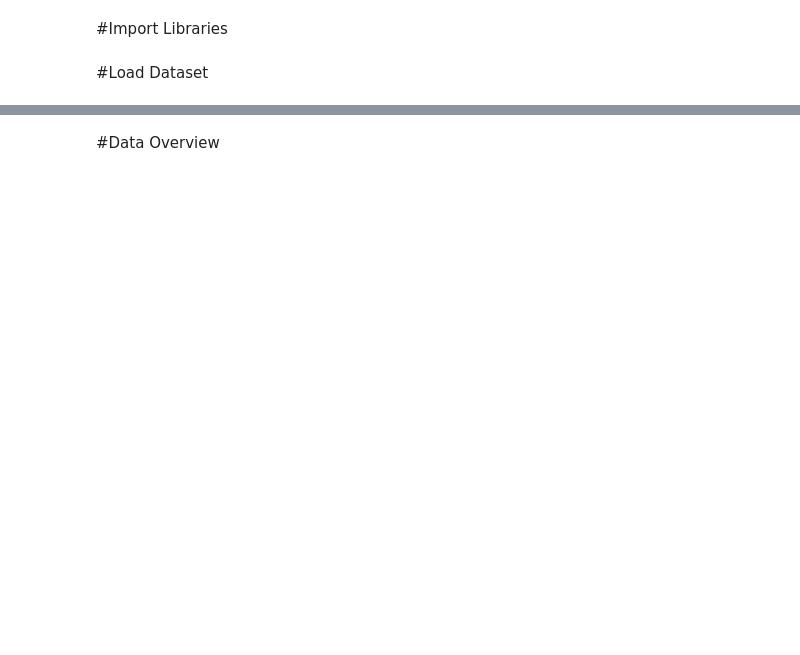
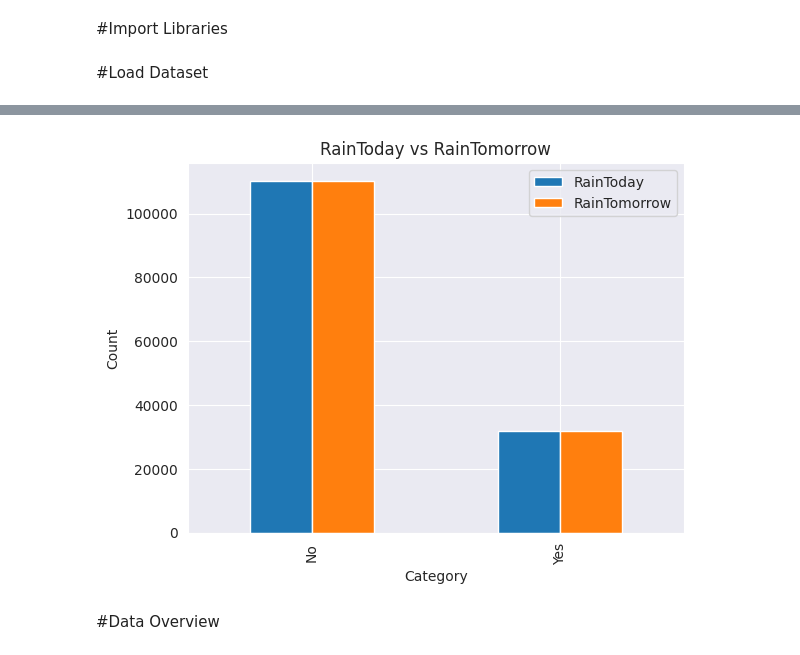
Before and after one commit to muktiranisutradhar1-debug/special-parakeet, a Jupyter notebook: Weather_forecasting_AUS.ipynb, the cells around one changed output, grey strips where cells are left out. Drawn from its saved outputs; the diff is of its cells as text; code cells hidden in the pictures; blank space fills up the shorter version.

```diff
--- a/Weather_forecasting_AUS.ipynb
+++ b/Weather_forecasting_AUS.ipynb
@@ -37,3 +105,21 @@ df.head()
+# %%
+rain_today = df['RainToday'].value_counts()
+rain_tomorrow = df['RainTomorrow'].value_counts()
+
+comparison = pd.DataFrame({
+    'RainToday': rain_today,
+    'RainTomorrow': rain_tomorrow
+})
+
+comparison.plot(kind='bar')
+
+plt.title('RainToday vs RainTomorrow')
+plt.xlabel('Category')
+plt.ylabel('Count')
+plt.legend()
+plt.show()
+# %% [output]
+[figure, added]
 # %% [markdown]
 #Data Overview
 # %%
```
Also changed, not shown: parts of 39 cells of this notebook.
